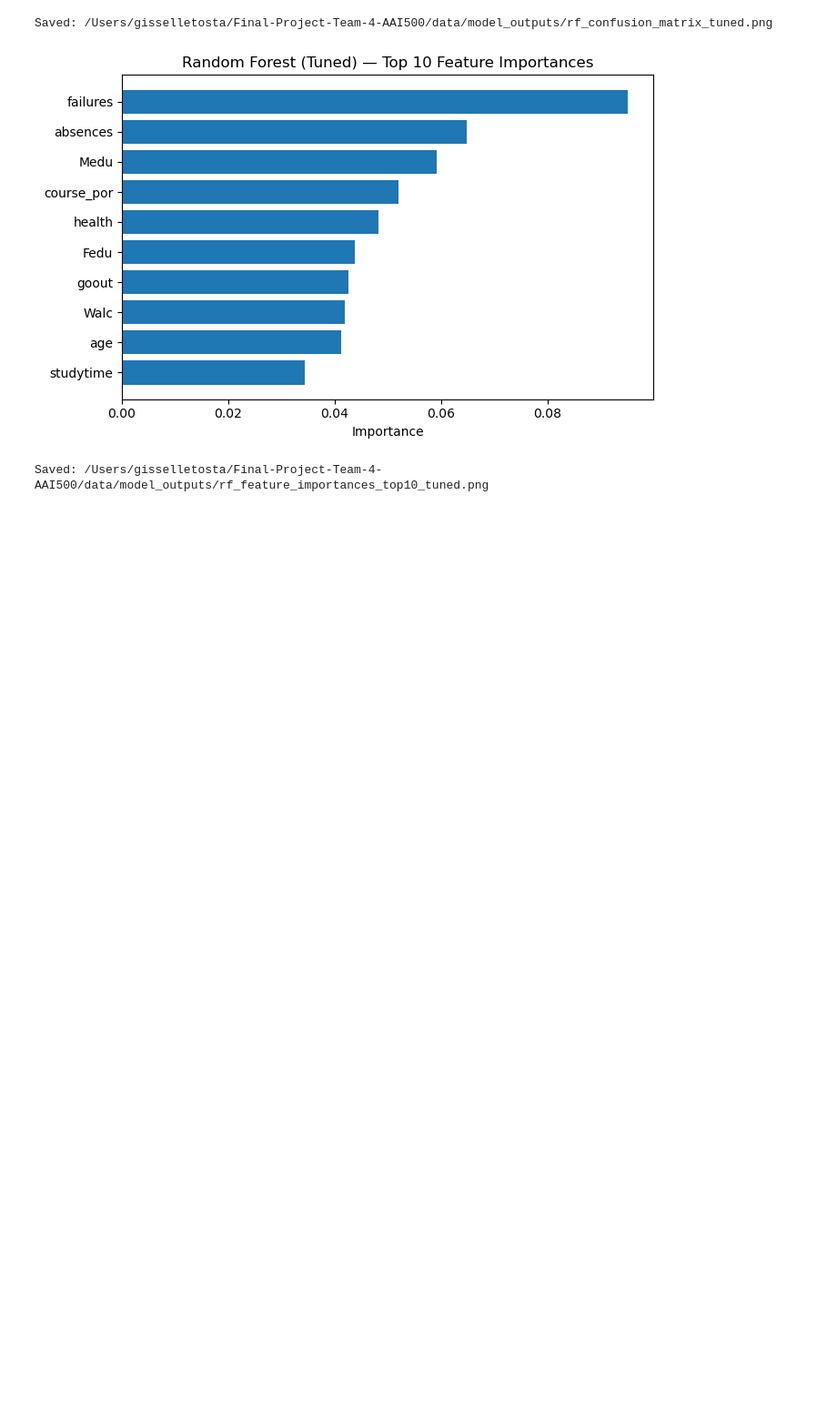
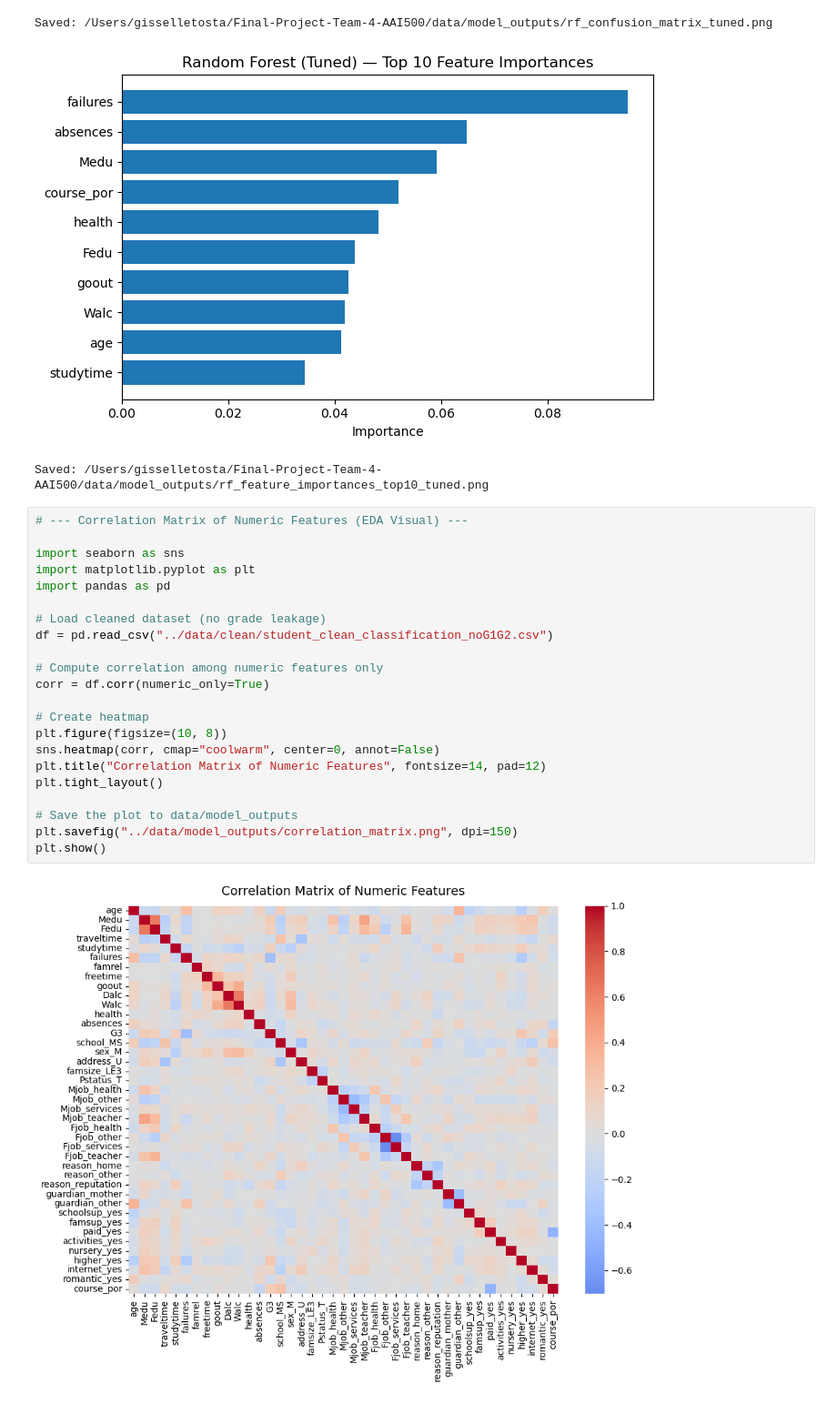
Before and after one commit to 19giss/Final-Project-Team-4-AAI500, a Jupyter notebook: notebooks/02_Modeling.ipynb, the cells around one changed output. Shown: that part at 91% size. Cells and saved outputs as stored; diff of their text form; blank space fills up the shorter version.

Commit message:
Added new EDA visuals (correlation matrix, absences vs grade) and updated report.md

```diff
--- a/notebooks/02_Modeling.ipynb
+++ b/notebooks/02_Modeling.ipynb
@@ -724,3 +724,27 @@ Best params: {'max_features': 'log2', 'min_samples_leaf': 4, 'min_samples_split'
 Saved: /Users/gisselletosta/Final-Project-Team-4-AAI500/data/model_outputs/rf_confusion_matrix_tuned.png
 [figure]
 Saved: /Users/gisselletosta/Final-Project-Team-4-AAI500/data/model_outputs/rf_feature_importances_top10_tuned.png
+# %%
+# --- Correlation Matrix of Numeric Features (EDA Visual) ---
+
+import seaborn as sns
+import matplotlib.pyplot as plt
+import pandas as pd
+
+# Load cleaned dataset (no grade leakage)
+df = pd.read_csv("../data/clean/student_clean_classification_noG1G2.csv")
+
+# Compute correlation among numeric features only
+corr = df.corr(numeric_only=True)
+
+# Create heatmap
+plt.figure(figsize=(10, 8))
+sns.heatmap(corr, cmap="coolwarm", center=0, annot=False)
+plt.title("Correlation Matrix of Numeric Features", fontsize=14, pad=12)
+plt.tight_layout()
+
+# Save the plot to data/model_outputs
+plt.savefig("../data/model_outputs/correlation_matrix.png", dpi=150)
+plt.show()
+# %% [output]
+[figure, added]
```
Also changed, not shown: parts of 2 cells of this notebook, 5 other files.
